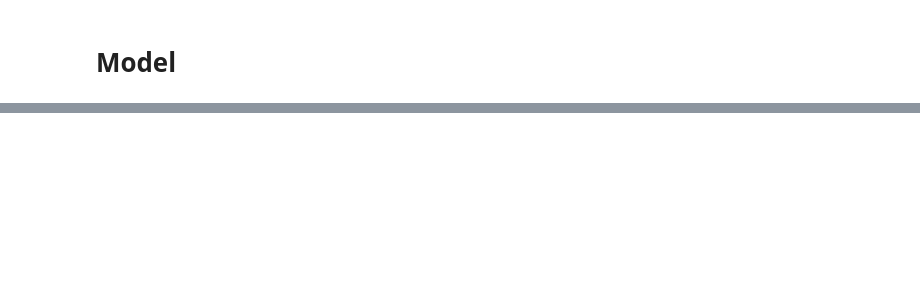
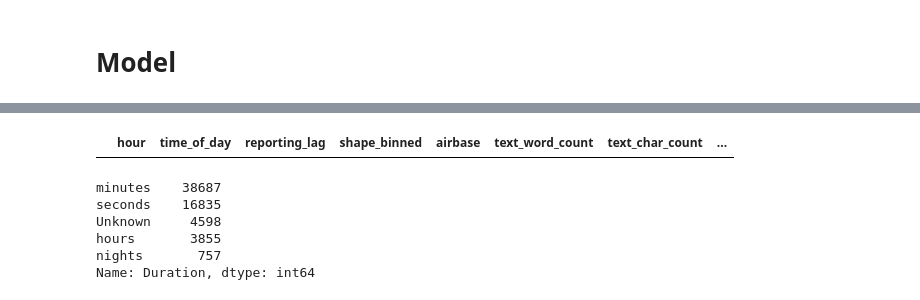
Before and after one commit to anajbile/feature-engineering, a Jupyter notebook: Feature_Engineering_Project.ipynb, the cells around one changed output, grey strips where cells are left out. Drawn from its saved outputs; the diff is of its cells as text; code cells hidden in the pictures; blank space fills up the shorter version.

```diff
--- a/Feature_Engineering_Project.ipynb
+++ b/Feature_Engineering_Project.ipynb
@@ -2184,0 +2328,4 @@ df_new = pd.merge(df_new,us_states[['state','usa_state']],on='state',how='left')
+# %%
+df_final = df_final.drop('state',axis=1)
+# %%
+X = df_final.drop('Duration',axis=1)
@@ -2184,0 +2351,22 @@ df_new = pd.merge(df_new,us_states[['state','usa_state']],on='state',how='left')
+# %%
+y = df_final[TARGET]
+# %%
+# Using Skicit-learn to split data into training and testing sets
+from sklearn.model_selection import train_test_split
+
+
+
+X_train, X_test, y_train, y_test = train_test_split(X, y, test_size=0.2, random_state=42, stratify=y)
+# %%
+X_test[np.isfinite(X_test['text_word_count_log'])==False]
+# %% [output]
+|  | hour | time_of_day | reporting_lag | shape_binned | airbase | text_word_count | text_char_count | ... |
+# %%
+y_train.value_counts()
+# %% [output]
+minutes    38687
+seconds    16835
+Unknown     4598
+hours       3855
+nights       757
+Name: Duration, dtype: int64
```
Also changed, not shown: parts of 35 cells of this notebook, 2 other files.
